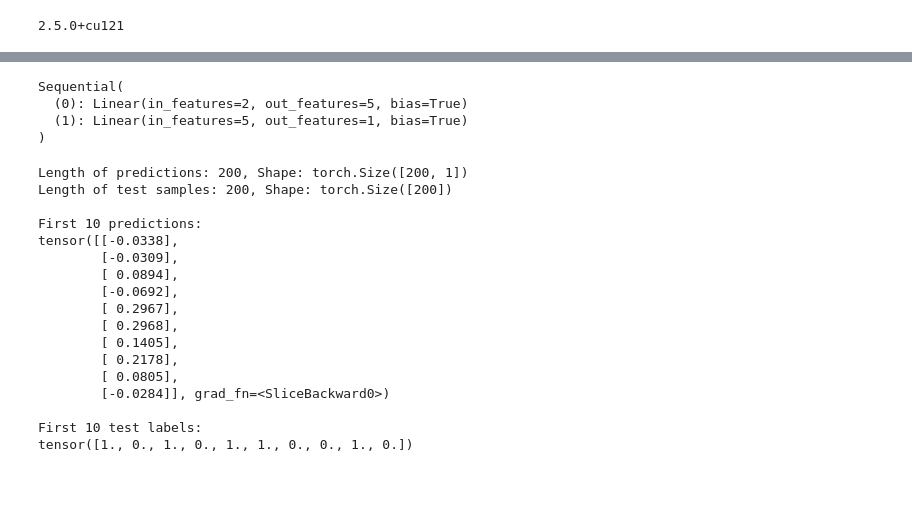
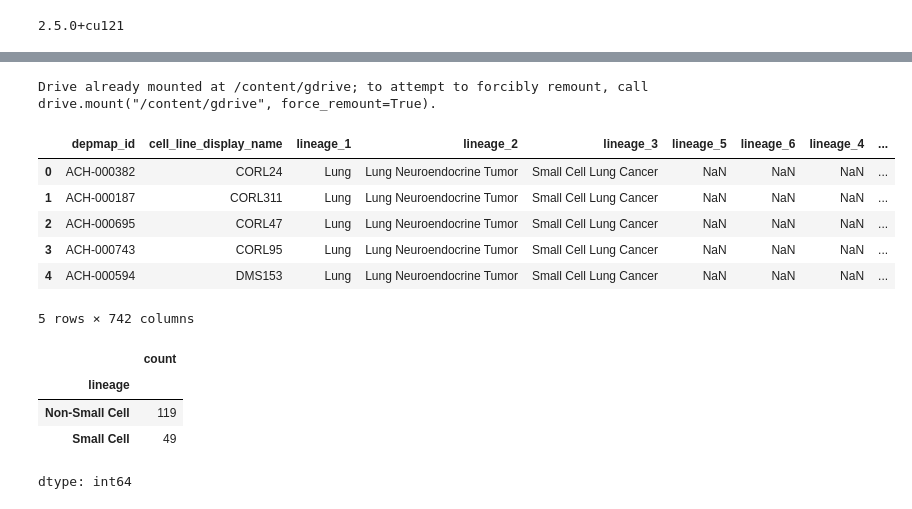
Before and after one commit to gc2321/ztm_pytorch, a Jupyter notebook: miRNA_classification.ipynb, the cells around one changed output, grey strips where cells are left out. Cells and saved outputs as stored; diff of their text form; code cells hidden in the pictures; blank space fills up the shorter version.

```diff
--- a/miRNA_classification.ipynb
+++ b/miRNA_classification.ipynb
@@ -163,37 +32,21 @@ CircleModelV0(
-# %%
-model_0 = nn.Sequential(
-    nn.Linear(in_features=2, out_features=5),
-    nn.Linear(in_features=5, out_features=1)
-).to(device)
-
-model_0
-# %% [output]
-Sequential(
-  (0): Linear(in_features=2, out_features=5, bias=True)
-  (1): Linear(in_features=5, out_features=1, bias=True)
-)
-# %%
-# Make predictions with the model
-untrained_preds = model_0(X_test.to(device))
-print(f"Length of predictions: {len(untrained_preds)}, Shape: {untrained_preds.shape}")
-print(f"Length of test samples: {len(y_test)}, Shape: {y_test.shape}")
-print(f"\nFirst 10 predictions:\n{untrained_preds[:10]}")
-print(f"\nFirst 10 test labels:\n{y_test[:10]}")
-# %% [output]
-Length of predictions: 200, Shape: torch.Size([200, 1])
-Length of test samples: 200, Shape: torch.Size([200])
-
-First 10 predictions:
-tensor([[-0.0338],
-        [-0.0309],
-        [ 0.0894],
-        [-0.0692],
-        [ 0.2967],
-        [ 0.2968],
-        [ 0.1405],
-        [ 0.2178],
-        [ 0.0805],
-        [-0.0284]], grad_fn=<SliceBackward0>)
-
-First 10 test labels:
-tensor([1., 0., 1., 0., 1., 1., 0., 0., 1., 0.])
+# %%
+# mount the colab
+from google.colab import drive
+drive.mount('/content/gdrive')
+# %% [output]
+Drive already mounted at /content/gdrive; to attempt to forcibly remount, call drive.mount("/content/gdrive", force_remount=True).
+# %%
+import fileinput
+filePath = "/content/gdrive/MyDrive/neural_data/miRNA_lung.csv"
+# %%
+data = pd.read_csv(filePath)
+# %%
+data.head()
+# %% [output]
+|  | depmap_id | cell_line_display_name | lineage_1 | lineage_2 | lineage_3 | lineage_5 | lineage_6 | lineage_4 | ... |
+| 0 | ACH-000382 | CORL24 | Lung | Lung Neuroendocrine Tumor | Small Cell Lung Cancer | NaN | NaN | NaN | ... |
+| 1 | ACH-000187 | CORL311 | Lung | Lung Neuroendocrine Tumor | Small Cell Lung Cancer | NaN | NaN | NaN | ... |
+| 2 | ACH-000695 | CORL47 | Lung | Lung Neuroendocrine Tumor | Small Cell Lung Cancer | NaN | NaN | NaN | ... |
+| 3 | ACH-000743 | CORL95 | Lung | Lung Neuroendocrine Tumor | Small Cell Lung Cancer | NaN | NaN | NaN | ... |
+| 4 | ACH-000594 | DMS153 | Lung | Lung Neuroendocrine Tumor | Small Cell Lung Cancer | NaN | NaN | NaN | ... |
+5 rows × 742 columns
@@ -199,0 +55,8 @@ tensor([1., 0., 1., 0., 1., 1., 0., 0., 1., 0.])
+# %%
+data['lineage'].value_counts()
+# %% [output]
+|  | count |
+| lineage |  |
+| Non-Small Cell | 119 |
+| Small Cell | 49 |
+dtype: int64
```
Also changed, not shown: parts of 19 cells of this notebook.
